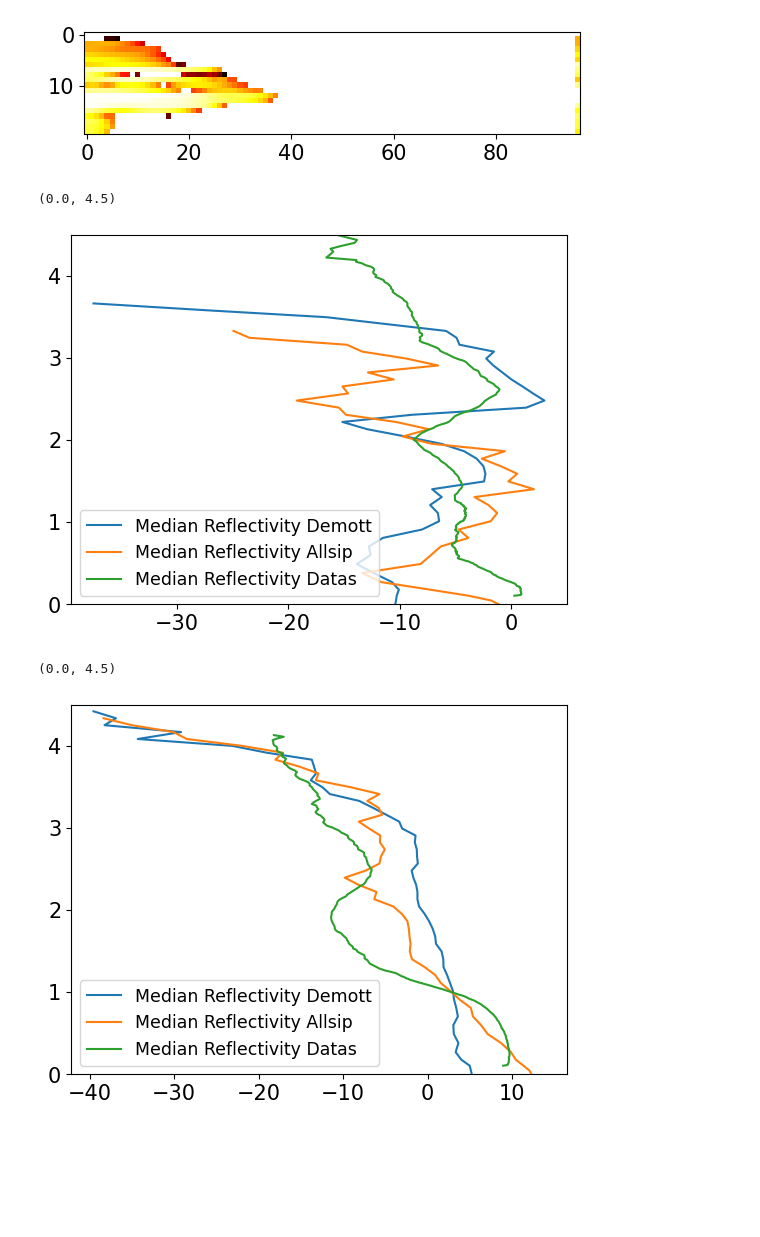
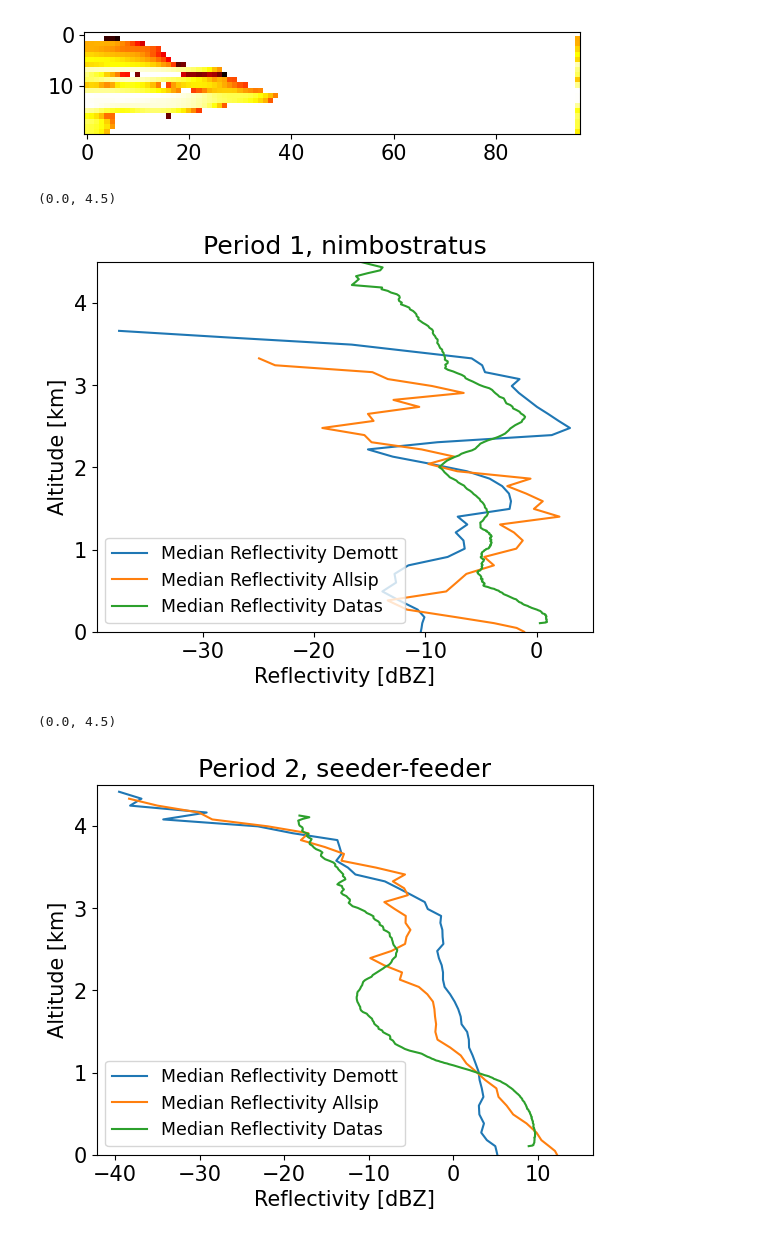
Before and after one commit to eliotperrin/Mixed-phase-cloud-with-CR-SIM, a Jupyter notebook: Comparaison.ipynb, the cells around one changed output. Drawn from its saved outputs; the diff is of its cells as text; code cells hidden in the pictures; blank space fills up the shorter version.

Commit message:
Improvement of plots

```diff
--- a/Comparaison.ipynb
+++ b/Comparaison.ipynb
@@ -475,27 +478,33 @@ print(data1.shape)
 # %%
 # Plot for the first period
 
 plt.plot(median_refl_demott1, (to_np(ZZ)/1000), label='Median Reflectivity Demott')
 plt.plot(median_refl_allsip1, (to_np(ZZ)/1000), label='Median Reflectivity Allsip')
 plt.plot(median_refl_datas1, Rgates, label='Median Reflectivity Datas')
+plt.title('Period 1, nimbostratus')
+plt.ylabel('Altitude [km]')
+plt.xlabel('Reflectivity [dBZ]')
 
 plt.legend(fontsize='small')
 plt.ylim(0, 4.5)
 # %% [output]
 (0.0, 4.5)
-[figure, old version]
+[figure, new version]
 # %%
 # Plot for the second period
 
 plt.plot(median_refl_demott2, (to_np(ZZ)/1000), label='Median Reflectivity Demott')
 plt.plot(median_refl_allsip2, (to_np(ZZ)/1000), label='Median Reflectivity Allsip')
 plt.plot(median_refl_datas2, Rgates, label='Median Reflectivity Datas')
+plt.title('Period 2, seeder-feeder')
+plt.ylabel('Altitude [km]')
+plt.xlabel('Reflectivity [dBZ]')
 
 plt.legend(fontsize='small')
 plt.ylim(0, 4.5)
 # %% [output]
 (0.0, 4.5)
-[figure, old version]
+[figure, new version]
 # %%
 plt.plot(median_refl_demott3, (to_np(ZZ)/1000), label='Median Reflectivity Demott')
 plt.plot(median_refl_allsip3, (to_np(ZZ)/1000), label='Median Reflectivity Allsip')
```
Also changed, not shown: parts of 2 cells of this notebook, 1 other file.
